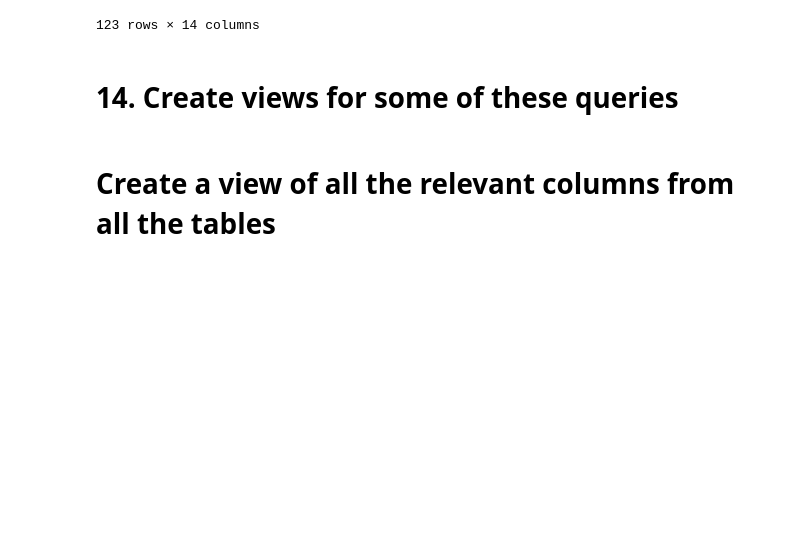
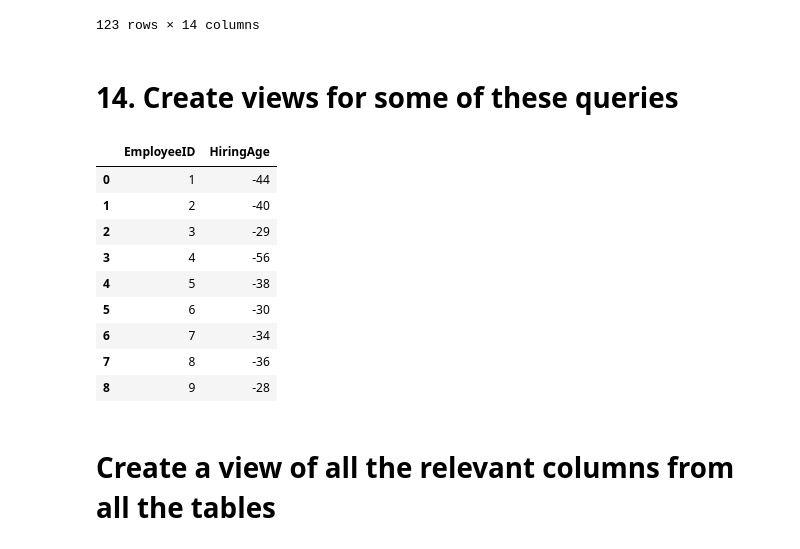
Before and after one commit to josemarcosit/python-streamlit, a Jupyter notebook: northwind.ipynb, the cells around one changed output. Drawn from its saved outputs; the diff is of its cells as text; code cells hidden in the pictures; blank space fills up the shorter version.

```diff
--- a/northwind.ipynb
+++ b/northwind.ipynb
@@ -317,10 +308,22 @@ pd.read_sql(query12, engine)
 # %%
 view13 = """
 CREATE VIEW EmployeeAge AS (
-    SELECT EmployeeID, Age(HireDate, BirthDate) AS "HiringAge"
+    SELECT EmployeeID, DATEDIFF(YY,HireDate,BirthDate) AS HiringAge
     FROM Employees
     );
 """
+pd.read_sql("select * from EmployeeAge", engine)
+# %% [output]
+|  | EmployeeID | HiringAge |
+| 0 | 1 | -44 |
+| 1 | 2 | -40 |
+| 2 | 3 | -29 |
+| 3 | 4 | -56 |
+| 4 | 5 | -38 |
+| 5 | 6 | -30 |
+| 6 | 7 | -34 |
+| 7 | 8 | -36 |
+| 8 | 9 | -28 |
 # %% [markdown]
 # Create a view of all the relevant columns from all the tables
 # %%
```
Also changed, not shown: parts of 3 cells of this notebook.
